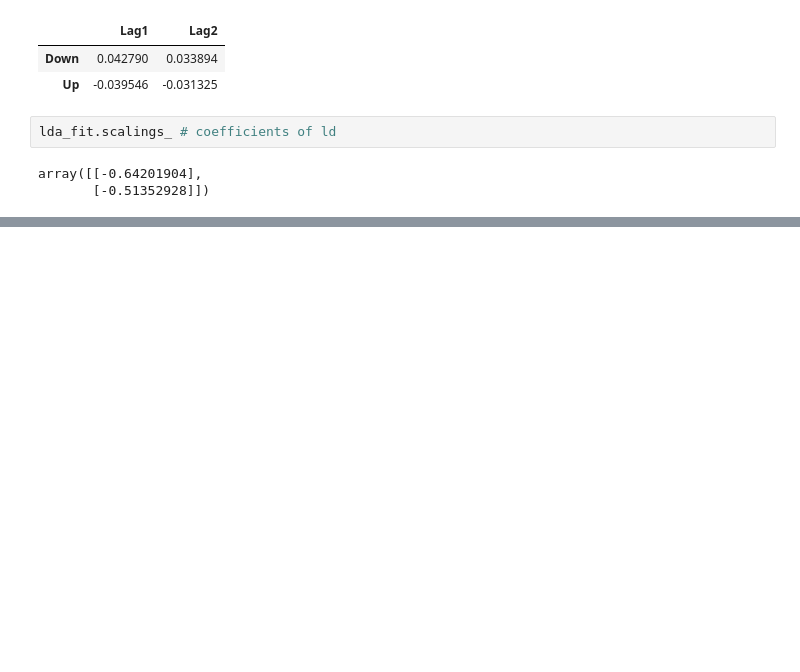
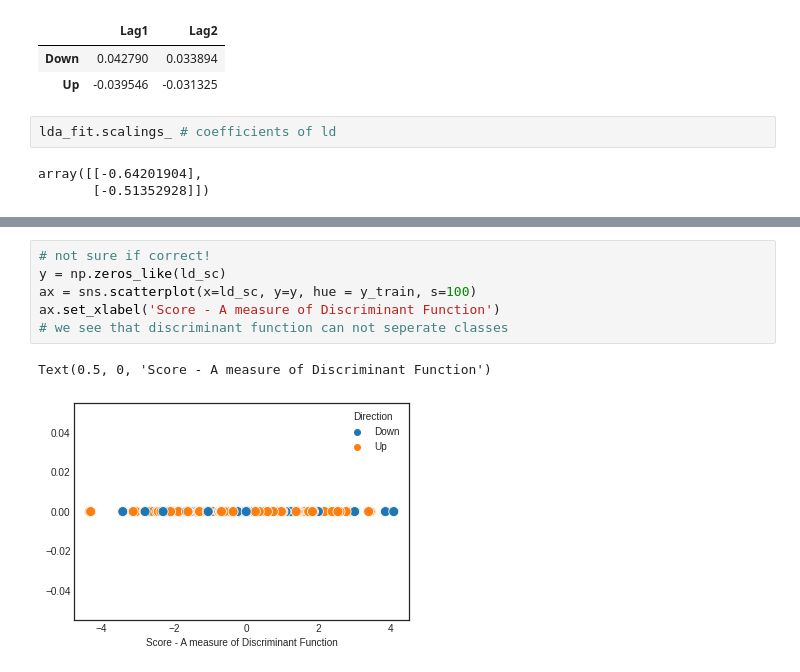
Before and after one commit to mjalalimanesh/Statistical-Learning-ISLR-Python, a Jupyter notebook: lab4.ipynb, the cells around one changed output, grey strips where cells are left out. Drawn from its saved outputs; the diff is of its cells as text; blank space fills up the shorter version.

```diff
--- a/lab4.ipynb
+++ b/lab4.ipynb
@@ -327,0 +330,9 @@ g.map(sns.histplot, 'ld', bins=12);
+# %%
+# not sure if correct!
+y = np.zeros_like(ld_sc)
+ax = sns.scatterplot(x=ld_sc, y=y, hue = y_train, s=100)
+ax.set_xlabel('Score - A measure of Discriminant Function')
+# we see that discriminant function can not seperate classes
+# %% [output]
+Text(0.5, 0, 'Score - A measure of Discriminant Function')
+[figure, added]
```
Also changed, not shown: parts of 4 cells of this notebook.
